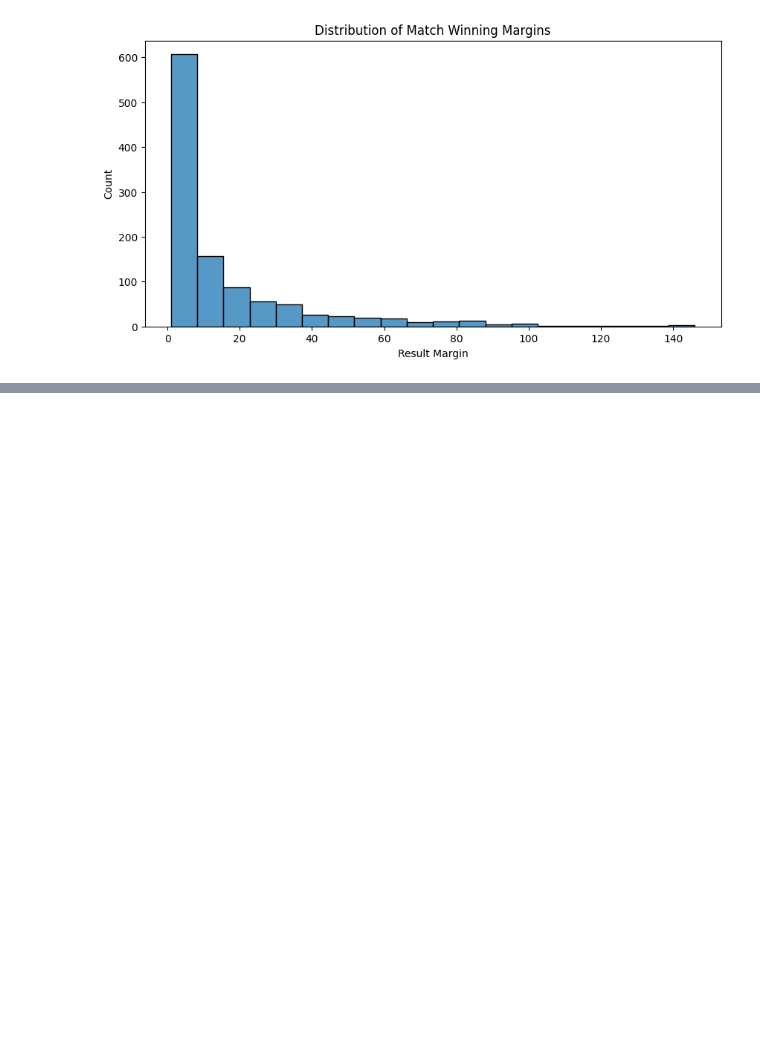
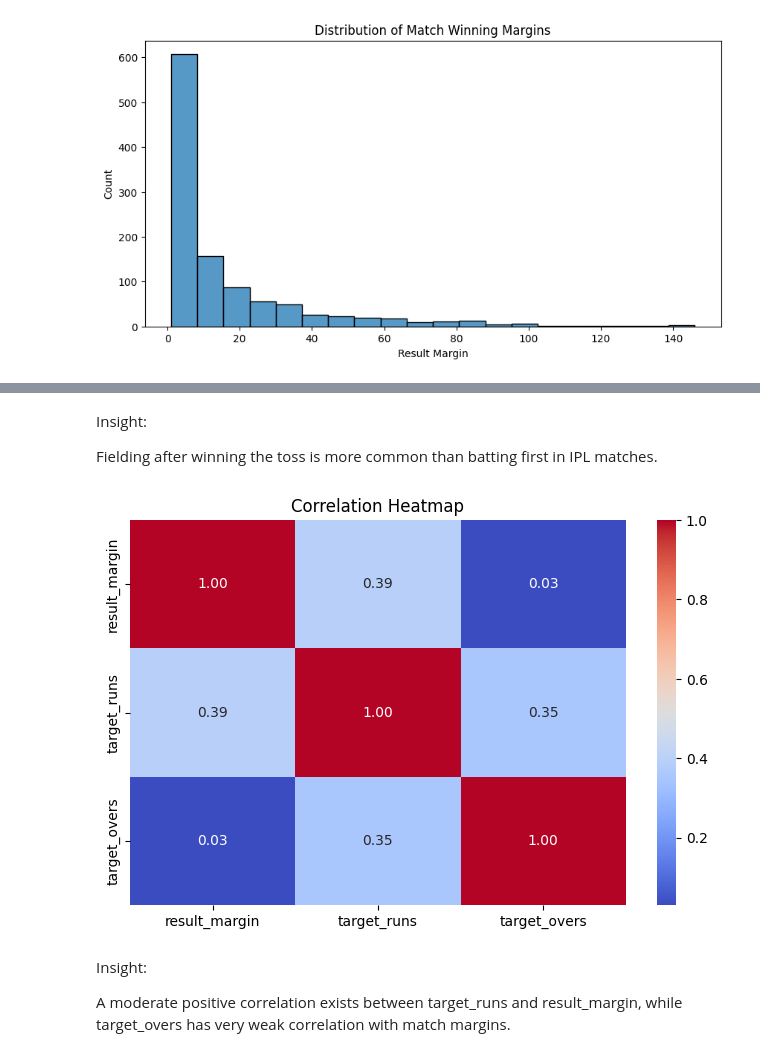
Before and after one commit to Gauravsingh958/Data-Analysis-Projects, a Jupyter notebook: IPL-Data-Analysis/ipl_analysis.ipynb, the cells around one changed output, grey strips where cells are left out. Saved outputs shown, nothing was run; the diff lists cells and outputs as text; code cells hidden in the pictures; blank space fills up the shorter version.

```diff
--- a/IPL-Data-Analysis/ipl_analysis.ipynb
+++ b/IPL-Data-Analysis/ipl_analysis.ipynb
@@ -389,0 +442,24 @@ plt.show()
+# %% [markdown]
+Insight:
+
+Fielding after winning the toss is more common than batting first in IPL matches.
+# %%
+plt.figure(figsize=(8,5))
+
+sns.heatmap(
+
+    matches[numerical].corr(),
+    annot=True,
+    cmap='coolwarm',
+    fmt='.2f'
+)
+
+plt.title("Correlation Heatmap")
+plt.savefig("images/heatmap.png")
+plt.show()
+# %% [output]
+[figure, added]
+# %% [markdown]
+Insight:
+
+A moderate positive correlation exists between target_runs and result_margin, while target_overs has very weak correlation with match margins.
```
Also changed, not shown: parts of 14 cells of this notebook, 7 other files.
